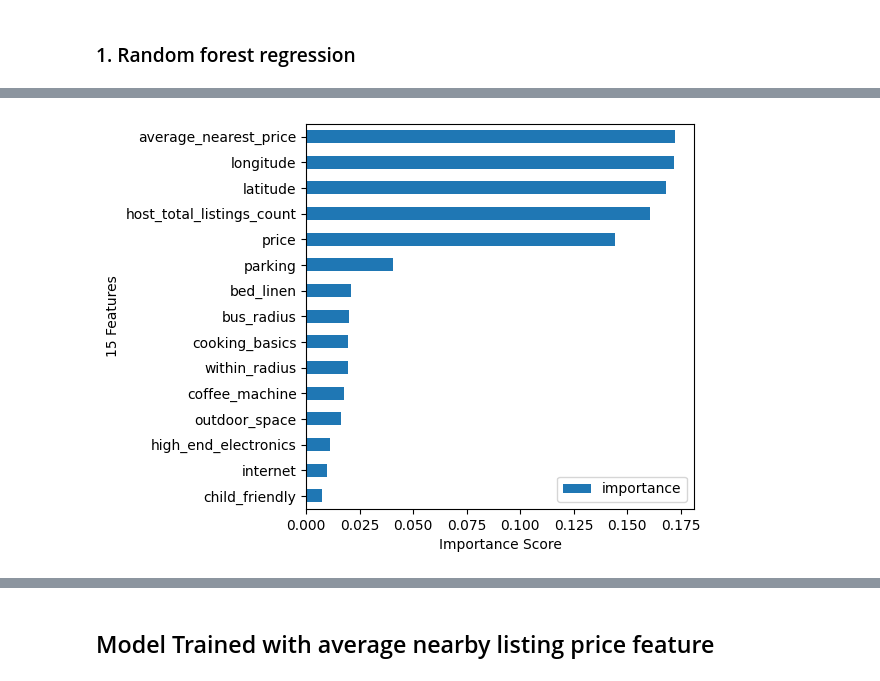
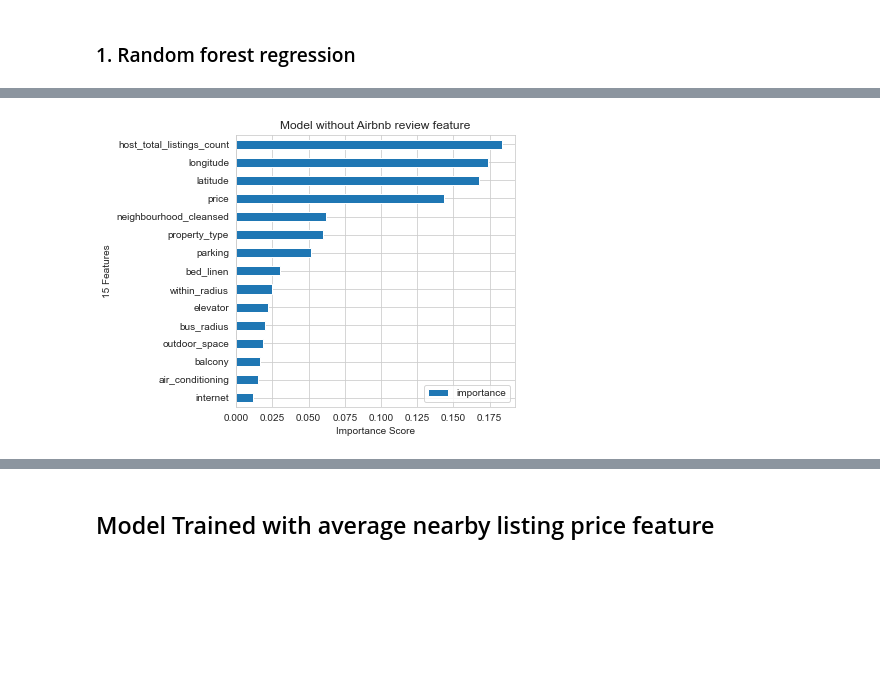
Before and after one commit to StellaLii/Airbnb-Project, a Jupyter notebook: vancouver_model/review_score/review_score.ipynb, the cells around one changed output, grey strips where cells are left out. Cells and saved outputs as stored; diff of their text form; code cells hidden in the pictures; blank space fills up the shorter version.

```diff
--- a/vancouver_model/review_score/review_score.ipynb
+++ b/vancouver_model/review_score/review_score.ipynb
@@ -412,29 +424,26 @@ X = df.loc[:, df.columns != 'review_scores_value']
 y = df['review_scores_value']
 X_train, X_test, y_train, y_test = train_test_split(X, y,test_size=0.1, train_size = 0.9,  random_state=42)
 # %%
-from sklearn.feature_selection import SelectKBest, f_regression
+from sklearn.feature_selection import SelectKBest, f_regression,mutual_info_regression
 import warnings
 warnings.filterwarnings("ignore")
 
-selector = SelectKBest(f_regression, k=9)
+selector = SelectKBest(mutual_info_regression, k=12)
 
 X_new = selector.fit_transform(X_train, y_train)
 
 X_train_selected = X_train.iloc[:, selector.get_support(indices=True)]
 X_test_selected = X_test.iloc[:, selector.get_support(indices=True)]
 
+
 X_train_selected['bus_radius'] = X_train.iloc[:, X_train.columns.get_loc('bus_radius')]
 X_train_selected['within_radius'] = X_train['within_radius']
-X_train_selected['average_nearest_price'] = X_train['average_nearest_price']
-X_train_selected['longitude'] = X_train['longitude']
-X_train_selected['latitude'] = X_train['latitude']
+#X_train_selected['average_nearest_price'] = X_train['average_nearest_price']
 X_train_selected['price'] = X_train['price']
 
 X_test_selected['bus_radius'] = X_test['bus_radius']
 X_test_selected['within_radius'] = X_test['within_radius']
-X_test_selected['average_nearest_price'] = X_test['average_nearest_price']
-X_test_selected['longitude'] = X_test['longitude']
-X_test_selected['latitude'] = X_test['latitude']
+#X_test_selected['average_nearest_price'] = X_test['average_nearest_price']
 X_test_selected['price'] = X_test['price']
 
 X_train_selected.info()
@@ -502,3 +604,31 @@ X_test_1 = pd.read_csv('preprocessed_2_X_test_1.csv', sep=',')
 y_test_1 = pd.read_csv('preprocessed_2_y_test_1.csv', sep=',')
 # %% [markdown]
 ### 1. Random forest regression
+# %%
+from sklearn.model_selection import GridSearchCV
+from sklearn.metrics import accuracy_score
+# Define hyperparameter grid to search over
+param_grid = {
+    'n_estimators': [20, 40, 60, 80, 100],
+    'max_depth': [10, 20, 30],
+    'max_features': ['sqrt', 'log2', None],
+}
+
+# Define the Random Forest classifier model
+rf = RandomForestRegressor()
+
+# Use GridSearchCV to perform grid search
+grid_search = GridSearchCV(
+    rf,
+    param_grid,
+    cv=5,
+    scoring='neg_root_mean_squared_error',
+    n_jobs=-1,
+)
+
+# Fit the grid search to the data
+grid_search.fit(X_train_1, y_train_1)
+
+# Print the best hyperparameters and resulting accuracy score
+print("Best hyperparameters: ", grid_search.best_params_)
+print("Best accuracy score: ", grid_search.best_score_)
@@ -505,5 +638,5 @@ y_test_1 = pd.read_csv('preprocessed_2_y_test_1.csv', sep=',')
 # %%
-rf = RandomForestRegressor(n_estimators = 40, max_features = 'sqrt', max_depth = 50, random_state=42)
+rf = RandomForestRegressor(n_estimators = 40, max_features = 'sqrt', max_depth = 10, random_state=42)
 rf.fit(X_train_1, y_train_1)
 y_predict_rf = rf.predict(X_test_1)
 # %%
@@ -521,17 +654,18 @@ feat_imp1.head(5)
 # %%
 feat_imp = pd.DataFrame({'importance':rf.feature_importances_})
 feat_imp['feature'] = X_train_1.columns
 feat_imp.sort_values(by='importance', ascending=False, inplace=True)
 
 feat_imp.sort_values(by='importance', inplace=True)
 feat_imp = feat_imp.set_index('feature', drop=True)
 feat_imp = feat_imp[len(feat_imp1)-15:len(feat_imp1)]
 feat_imp.plot.barh(figsize=(5,5))
 plt.xlabel('Importance Score')
 plt.ylabel('15 Features')
+plt.title('Model without Airbnb review feature')
 plt.show()
 # %% [output]
-[figure, old version]
+[figure, new version]
 # %%
 mse = sklearn.metrics.mean_squared_error(y_test_1, y_predict_rf)
 mae_rf_1 = sklearn.metrics.mean_absolute_error(y_test_1, y_predict_rf)
```
Also changed, not shown: parts of 60 cells of this notebook, 20 other files.
